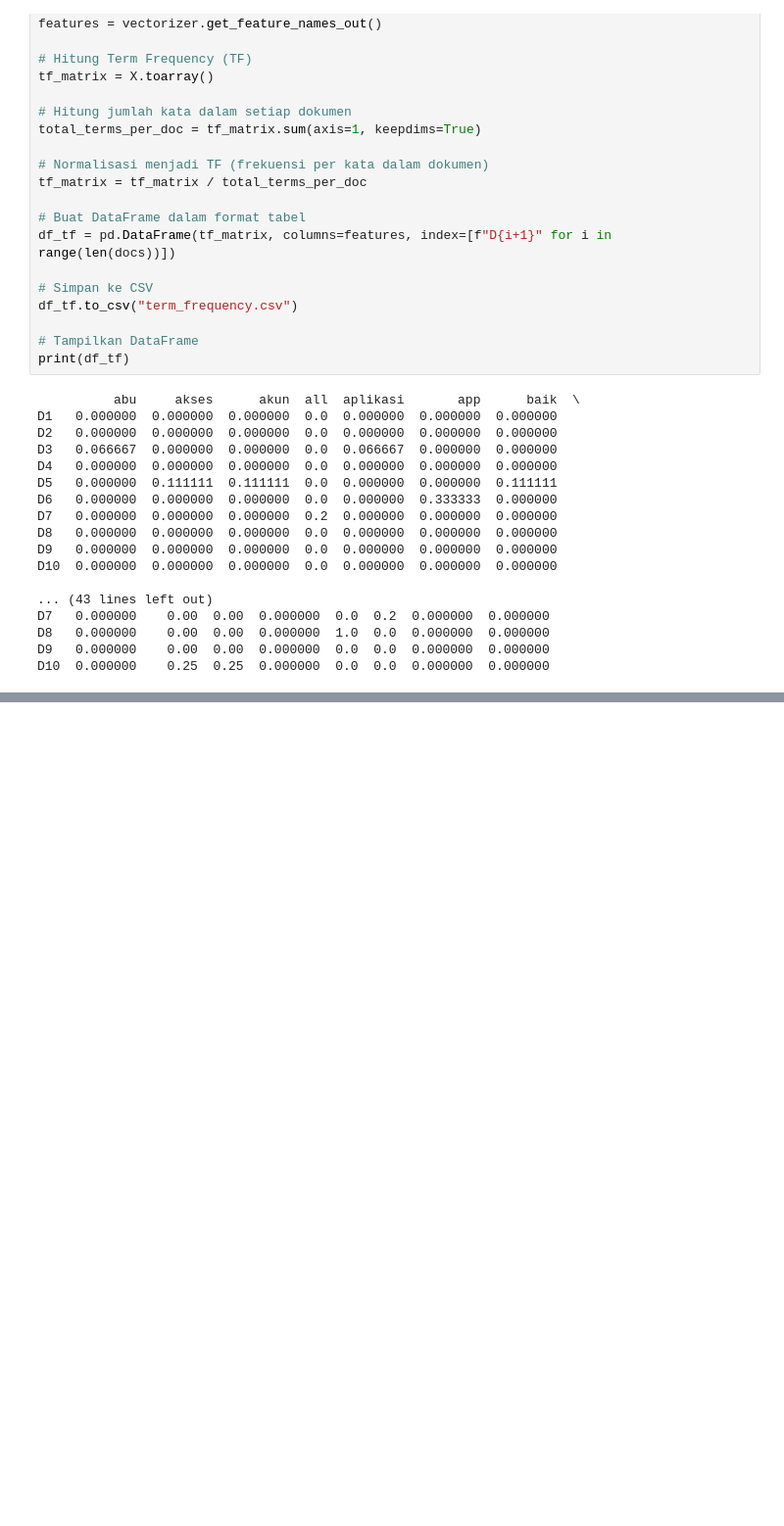
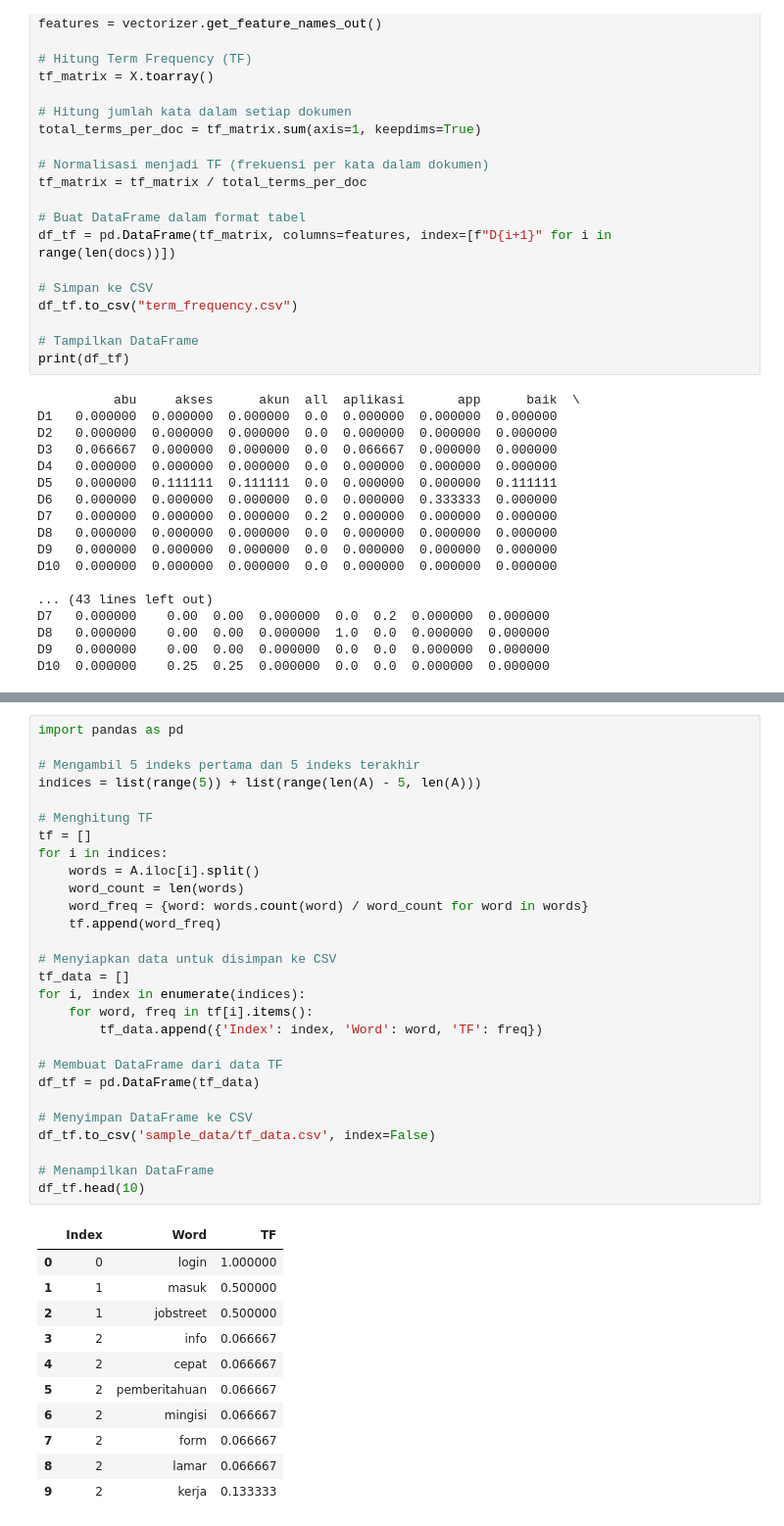
Before and after one commit to wroeiut1iauiouteaoiutoiauat874323/project-four, a Jupyter notebook: skripsikuuu 3.ipynb, the cells around one changed output, grey strips where cells are left out. Shown: that part at 98% size. Cells and saved outputs as stored; diff of their text form; blank space fills up the shorter version.

```diff
--- a/skripsikuuu 3.ipynb
+++ b/skripsikuuu 3.ipynb
@@ -136,0 +396,40 @@ D10  0.000000    0.25  0.25  0.000000  0.0  0.0  0.000000  0.000000
+# %%
+import pandas as pd
+
+# Mengambil 5 indeks pertama dan 5 indeks terakhir
+indices = list(range(5)) + list(range(len(A) - 5, len(A)))
+
+# Menghitung TF
+tf = []
+for i in indices:
+    words = A.iloc[i].split()
+    word_count = len(words)
+    word_freq = {word: words.count(word) / word_count for word in words}
+    tf.append(word_freq)
+
+# Menyiapkan data untuk disimpan ke CSV
+tf_data = []
+for i, index in enumerate(indices):
+    for word, freq in tf[i].items():
+        tf_data.append({'Index': index, 'Word': word, 'TF': freq})
+
+# Membuat DataFrame dari data TF
+df_tf = pd.DataFrame(tf_data)
+
+# Menyimpan DataFrame ke CSV
+df_tf.to_csv('sample_data/tf_data.csv', index=False)
+
+# Menampilkan DataFrame
+df_tf.head(10)
+# %% [output]
+|  | Index | Word | TF |
+| 0 | 0 | login | 1.000000 |
+| 1 | 1 | masuk | 0.500000 |
+| 2 | 1 | jobstreet | 0.500000 |
+| 3 | 2 | info | 0.066667 |
+| 4 | 2 | cepat | 0.066667 |
+| 5 | 2 | pemberitahuan | 0.066667 |
+| 6 | 2 | mingisi | 0.066667 |
+| 7 | 2 | form | 0.066667 |
+| 8 | 2 | lamar | 0.066667 |
+| 9 | 2 | kerja | 0.133333 |
```
Also changed, not shown: parts of 27 cells of this notebook, 19 other files.
